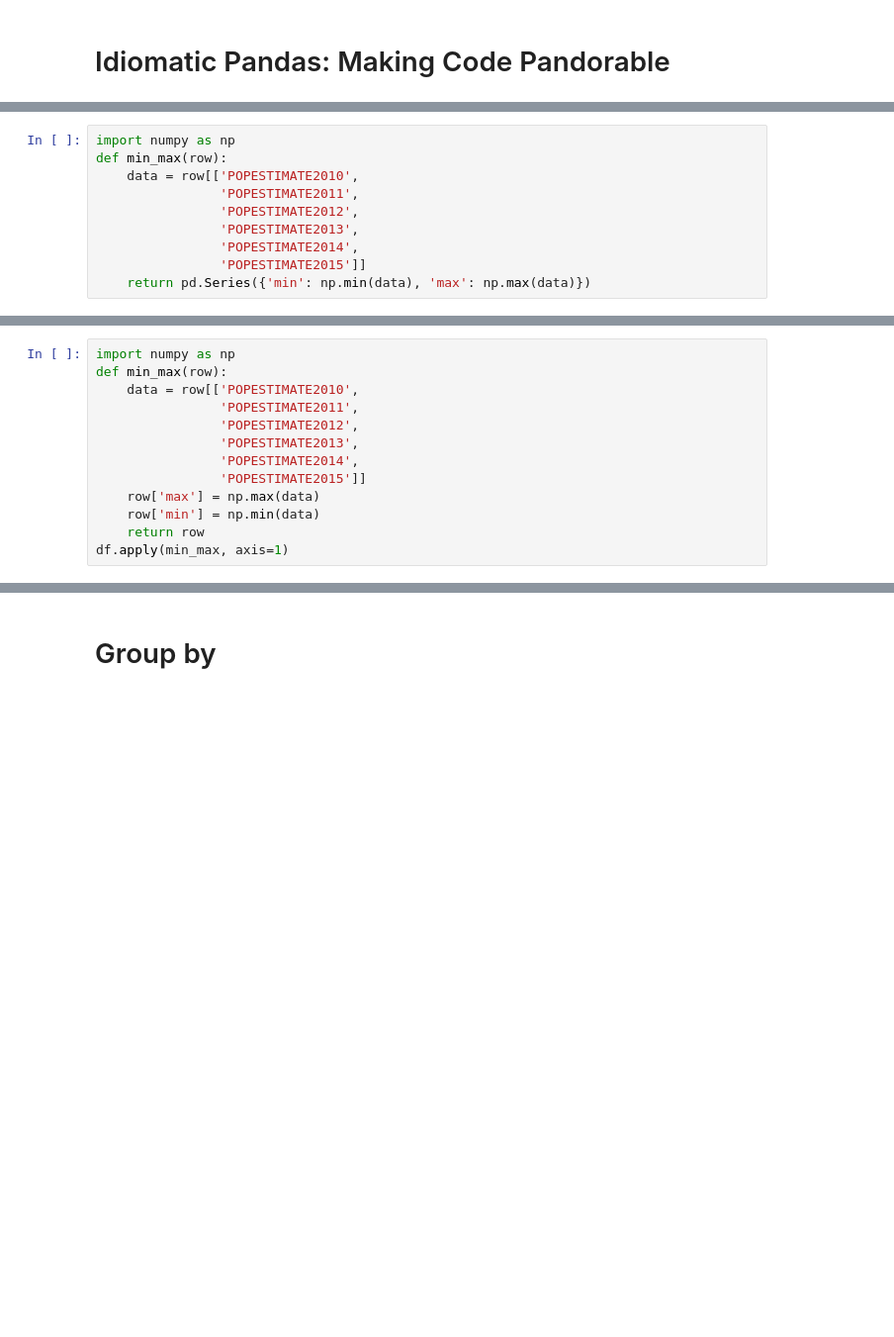
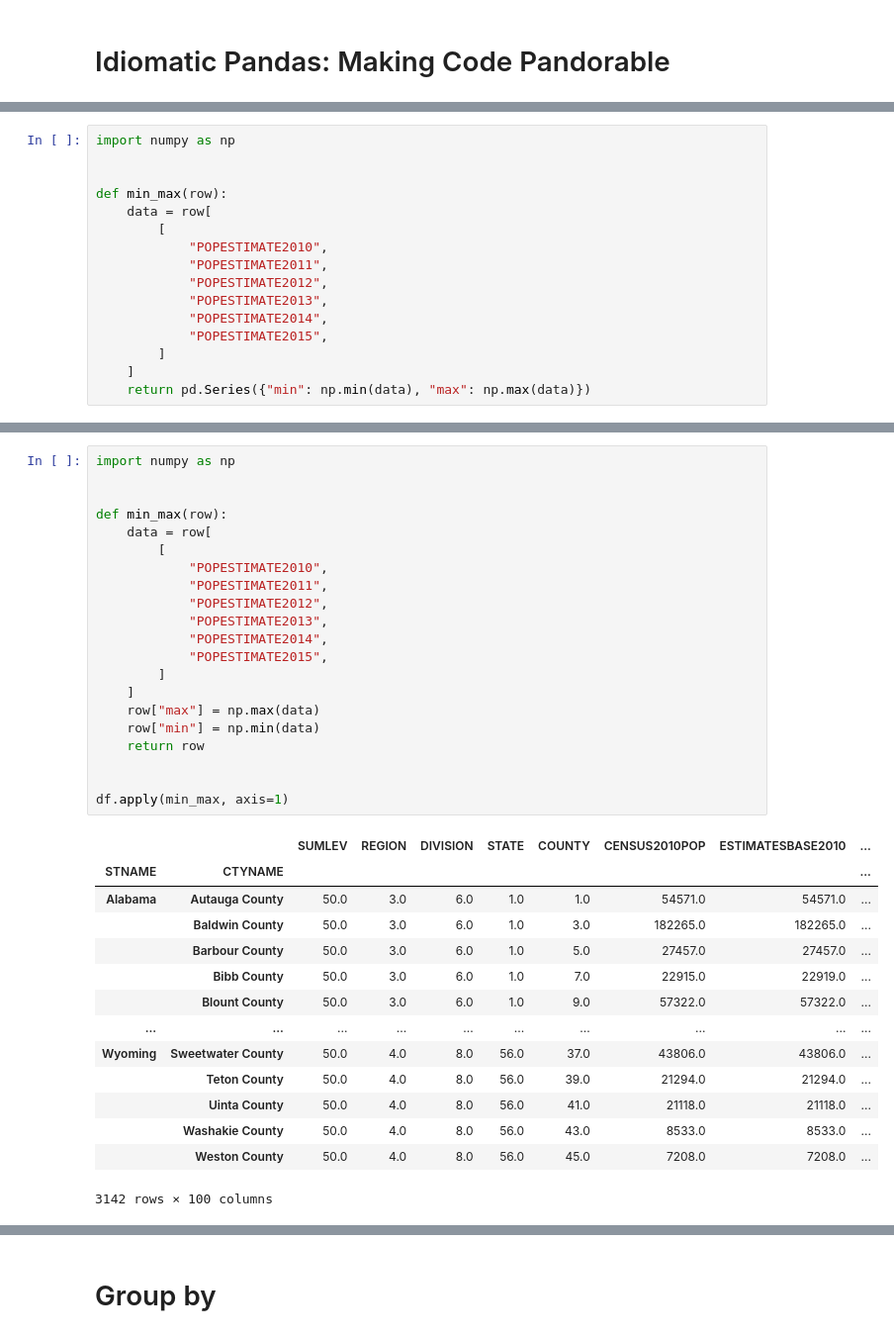
Before and after one commit to jacob5412/Applied-Data-Science-with-Python-Specialization, a Jupyter notebook: 1-Introduction_to_Data_Science_in_Python/practice/week3/Week+3.ipynb, the cells around one changed output, grey strips where cells are left out. Shown at 99% size. Drawn from its saved outputs; the diff is of its cells as text; blank space fills up the shorter version.

```diff
--- a/1-Introduction_to_Data_Science_in_Python/practice/week3/Week+3.ipynb
+++ b/1-Introduction_to_Data_Science_in_Python/practice/week3/Week+3.ipynb
@@ -96,10 +262,16 @@ df.rename(columns={'ESTIMATESBASE2010': 'Estimates Base 2010'})
 # %%
 import numpy as np
+
+
 def min_max(row):
-    data = row[['POPESTIMATE2010',
-                'POPESTIMATE2011',
-                'POPESTIMATE2012',
-                'POPESTIMATE2013',
-                'POPESTIMATE2014',
-                'POPESTIMATE2015']]
-    return pd.Series({'min': np.min(data), 'max': np.max(data)})
+    data = row[
+        [
+            "POPESTIMATE2010",
+            "POPESTIMATE2011",
+            "POPESTIMATE2012",
+            "POPESTIMATE2013",
+            "POPESTIMATE2014",
+            "POPESTIMATE2015",
+        ]
+    ]
+    return pd.Series({"min": np.min(data), "max": np.max(data)})
@@ -108,13 +298,36 @@ df.apply(min_max, axis=1)
 # %%
 import numpy as np
+
+
 def min_max(row):
-    data = row[['POPESTIMATE2010',
-                'POPESTIMATE2011',
-                'POPESTIMATE2012',
-                'POPESTIMATE2013',
-                'POPESTIMATE2014',
-                'POPESTIMATE2015']]
-    row['max'] = np.max(data)
-    row['min'] = np.min(data)
+    data = row[
+        [
+            "POPESTIMATE2010",
+            "POPESTIMATE2011",
+            "POPESTIMATE2012",
+            "POPESTIMATE2013",
+            "POPESTIMATE2014",
+            "POPESTIMATE2015",
+        ]
+    ]
+    row["max"] = np.max(data)
+    row["min"] = np.min(data)
     return row
+
+
 df.apply(min_max, axis=1)
+# %% [output]
+|  |  | SUMLEV | REGION | DIVISION | STATE | COUNTY | CENSUS2010POP | ESTIMATESBASE2010 | ... |
+| STNAME | CTYNAME |  |  |  |  |  |  |  | ... |
+| Alabama | Autauga County | 50.0 | 3.0 | 6.0 | 1.0 | 1.0 | 54571.0 | 54571.0 | ... |
+|  | Baldwin County | 50.0 | 3.0 | 6.0 | 1.0 | 3.0 | 182265.0 | 182265.0 | ... |
+|  | Barbour County | 50.0 | 3.0 | 6.0 | 1.0 | 5.0 | 27457.0 | 27457.0 | ... |
+|  | Bibb County | 50.0 | 3.0 | 6.0 | 1.0 | 7.0 | 22915.0 | 22919.0 | ... |
+|  | Blount County | 50.0 | 3.0 | 6.0 | 1.0 | 9.0 | 57322.0 | 57322.0 | ... |
+| ... | ... | ... | ... | ... | ... | ... | ... | ... | ... |
+| Wyoming | Sweetwater County | 50.0 | 4.0 | 8.0 | 56.0 | 37.0 | 43806.0 | 43806.0 | ... |
+|  | Teton County | 50.0 | 4.0 | 8.0 | 56.0 | 39.0 | 21294.0 | 21294.0 | ... |
+|  | Uinta County | 50.0 | 4.0 | 8.0 | 56.0 | 41.0 | 21118.0 | 21118.0 | ... |
+|  | Washakie County | 50.0 | 4.0 | 8.0 | 56.0 | 43.0 | 8533.0 | 8533.0 | ... |
+|  | Weston County | 50.0 | 4.0 | 8.0 | 56.0 | 45.0 | 7208.0 | 7208.0 | ... |
+3142 rows × 100 columns
```
Also changed, not shown: parts of 50 cells of this notebook, 2 other files.
